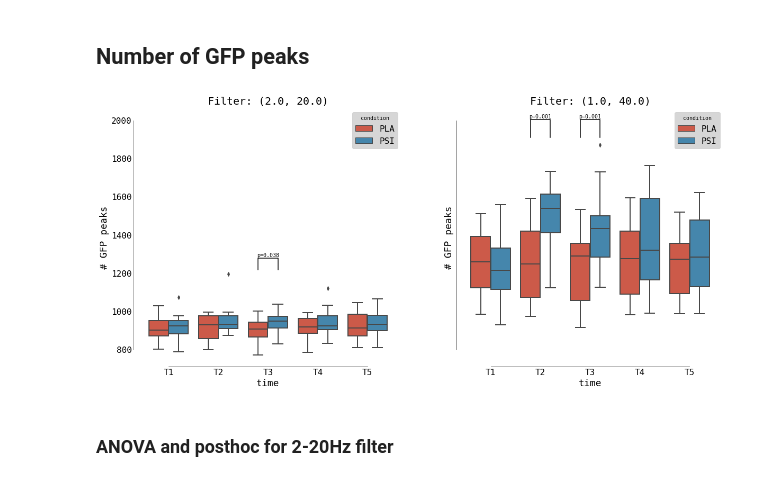
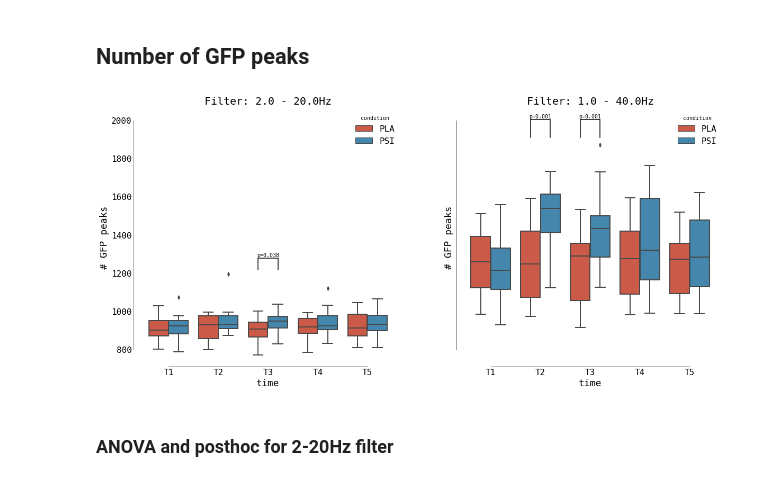
Before and after one commit to jajcayn/psilocybin-microstates, a Jupyter notebook: 1.5-GFP_stats_and_ideal_no_mstates.ipynb, the cells around one changed output. Cells and saved outputs as stored; diff of their text form; code cells hidden in the pictures.

```diff
--- a/1.5-GFP_stats_and_ideal_no_mstates.ipynb
+++ b/1.5-GFP_stats_and_ideal_no_mstates.ipynb
@@ -17,6 +17,7 @@ from src.helpers import PLOTS_ROOT, RESULTS_ROOT, make_dirs
 
 plt.rcParams["figure.figsize"] = (20, 9)
 plt.style.use("default_light")
+plt.rcParams["legend.frameon"] = False
 
 WORKING_DIR = os.path.join(RESULTS_ROOT, "gfp_and_no_mstates")
 PLOTTING_DIR = os.path.join(PLOTS_ROOT, "gfp_and_no_mstates")
@@ -24,7 +25,7 @@ make_dirs(PLOTTING_DIR)
 
 # if True, will save all statistical tests as csv and all plots as eps
 SAVE_RESULTS = False
-PLOT_EXT = ".png"
+PLOT_EXT = ".eps"
 # which correction for multiple comparisons should be used
 MULTI_CORRECTION = "fdr_by"
 # %% [output]
@@ -63,39 +64,39 @@ def _plot_ttest_signi(where, df_for_max, ax, x1_base=-0.2, x2_base=0.2):
 # %%
 _, axs = plt.subplots(1, 2, sharey=True)
 sns.boxplot(x="time", y="# GFP peaks", hue="condition", data=df_220, ax=axs[0])
-axs[0].set_title("Filter: (2.0, 20.0)")
+axs[0].set_title("Filter: 2.0 - 20.0Hz")
 sign = pg.pairwise_ttests(
     data=df_220,
     dv="# GFP peaks",
     within=["time", "condition"],
     subject="subject",
     padjust=MULTI_CORRECTION,
 )
 # find significant
 where = sign[(sign["p-corr"] <= 0.05) & (sign["Contrast"] == "time * condition")]
 _plot_ttest_signi(where, df_220["# GFP peaks"], ax=axs[0], x1_base=-0.2, x2_base=0.2)
 
-sns.boxplot(x="time", y="# GFP peaks", hue="condition", data=df_140, ax=axs[1])
-axs[1].set_title("Filter: (1.0, 40.0)")
+bplot = sns.boxplot(x="time", y="# GFP peaks", hue="condition", data=df_140, ax=axs[1])
+axs[1].set_title("Filter: 1.0 - 40.0Hz")
 sign = pg.pairwise_ttests(
     data=df_140,
     dv="# GFP peaks",
     within=["time", "condition"],
     subject="subject",
     padjust=MULTI_CORRECTION,
 )
 # find significant
 where = sign[(sign["p-corr"] <= 0.05) & (sign["Contrast"] == "time * condition")]
 _plot_ttest_signi(where, df_140["# GFP peaks"], ax=axs[1], x1_base=-0.2, x2_base=0.2)
 sns.despine(trim=True)
 if SAVE_RESULTS:
     plt.savefig(
         os.path.join(PLOTTING_DIR, f"num_gfp_boxplot{PLOT_EXT}"),
         bbox_inches="tight",
         transparent=True,
     )
 # %% [output]
-[figure, old version]
+[figure, new version]
 # %% [markdown]
 ### ANOVA and posthoc for 2-20Hz filter
 # %%
```
Also changed, not shown: parts of 4 cells of this notebook, 3 other files.
